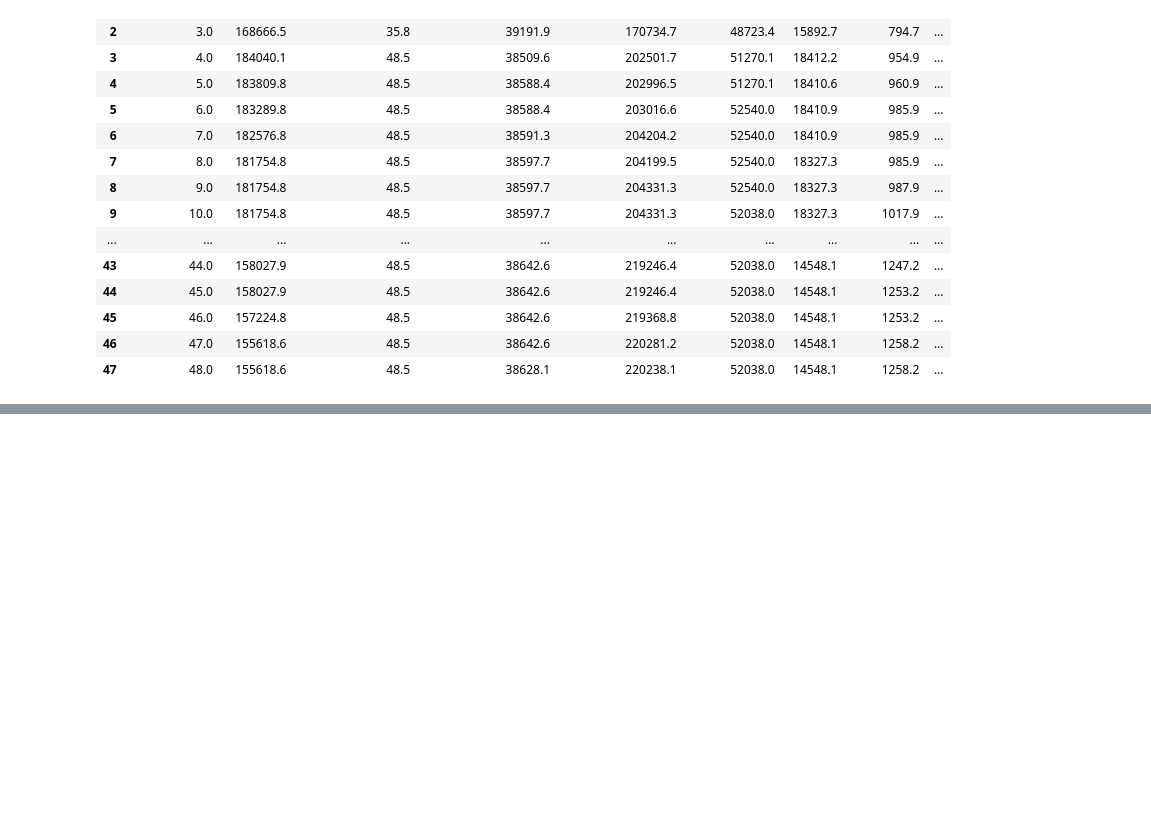
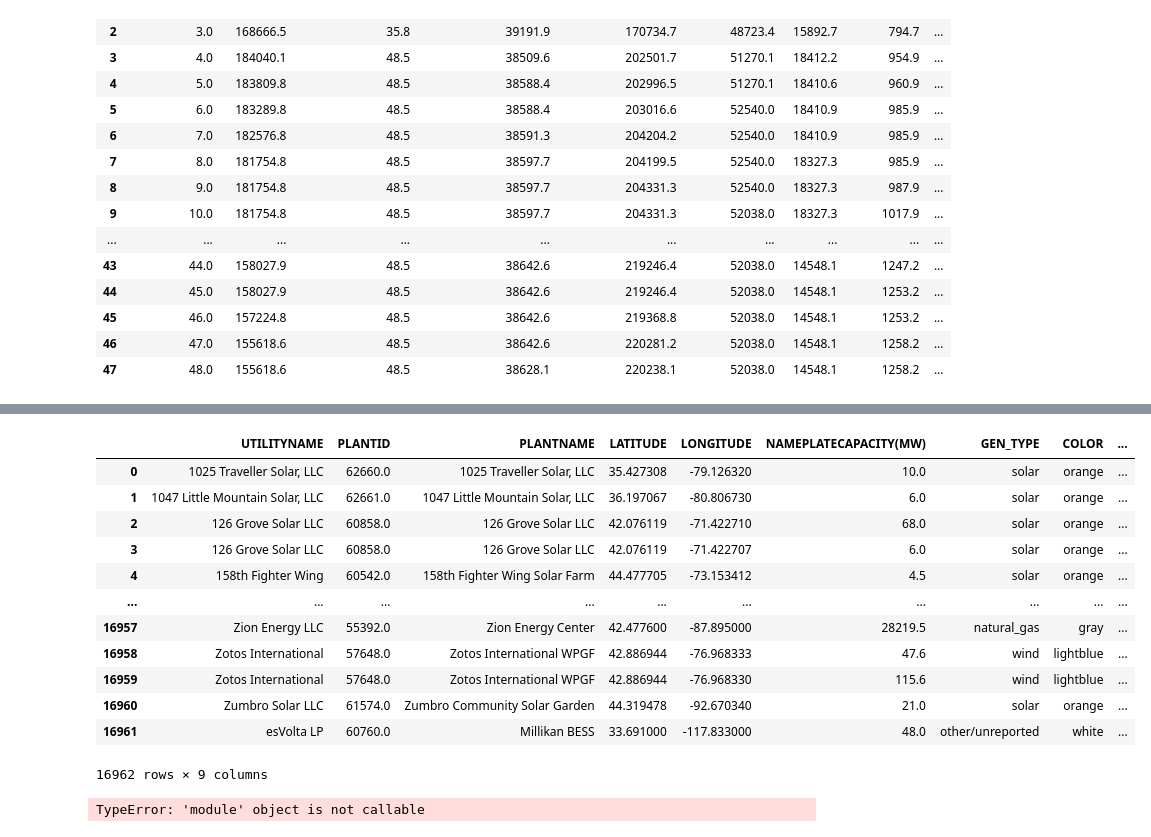
Before and after one commit to lukeschroder/energy_revenues, a Jupyter notebook: notebooks/plotting_monthly.ipynb, the cells around one changed output, grey strips where cells are left out. Cells and saved outputs as stored; diff of their text form; code cells hidden in the pictures; blank space fills up the shorter version.

```diff
--- a/notebooks/plotting_monthly.ipynb
+++ b/notebooks/plotting_monthly.ipynb
@@ -115,0 +124,4 @@ Text(0.5, 1.0, 'Renewable Energy Trends')
+# %%
+sixty_group = sixty.groupby(['UTILITYNAME','PLANTID','PLANTNAME','LATITUDE','LONGITUDE']).agg({'NAMEPLATECAPACITY(MW)':'sum',
+                                                                                            'GEN_TYPE':'max'})
+sixty_group = sixty_group.reset_index()
@@ -115,0 +181,20 @@ Text(0.5, 1.0, 'Renewable Energy Trends')
+# %%
+sixty_group['NAMEPLATECAPACITY(MW)'] = np.round(sixty_group['NAMEPLATECAPACITY(MW)'],1)
+sixty_group['COLOR'] = sixty_group.apply (lambda row: colorscheme(row),axis=1)
+sixty_group['ICON'] = sixty_group.apply (lambda row: icon(row),axis=1)
+# %%
+sixty_group
+# %% [output]
+|  | UTILITYNAME | PLANTID | PLANTNAME | LATITUDE | LONGITUDE | NAMEPLATECAPACITY(MW) | GEN_TYPE | COLOR | ... |
+| 0 | 1025 Traveller Solar, LLC | 62660.0 | 1025 Traveller Solar, LLC | 35.427308 | -79.126320 | 10.0 | solar | orange | ... |
+| 1 | 1047 Little Mountain Solar, LLC | 62661.0 | 1047 Little Mountain Solar, LLC | 36.197067 | -80.806730 | 6.0 | solar | orange | ... |
+| 2 | 126 Grove Solar LLC | 60858.0 | 126 Grove Solar LLC | 42.076119 | -71.422710 | 68.0 | solar | orange | ... |
+| 3 | 126 Grove Solar LLC | 60858.0 | 126 Grove Solar LLC | 42.076119 | -71.422707 | 6.0 | solar | orange | ... |
+| 4 | 158th Fighter Wing | 60542.0 | 158th Fighter Wing Solar Farm | 44.477705 | -73.153412 | 4.5 | solar | orange | ... |
+| ... | ... | ... | ... | ... | ... | ... | ... | ... | ... |
+| 16957 | Zion Energy LLC | 55392.0 | Zion Energy Center | 42.477600 | -87.895000 | 28219.5 | natural_gas | gray | ... |
+| 16958 | Zotos International | 57648.0 | Zotos International WPGF | 42.886944 | -76.968333 | 47.6 | wind | lightblue | ... |
+| 16959 | Zotos International | 57648.0 | Zotos International WPGF | 42.886944 | -76.968330 | 115.6 | wind | lightblue | ... |
+| 16960 | Zumbro Solar LLC | 61574.0 | Zumbro Community Solar Garden | 44.319478 | -92.670340 | 21.0 | solar | orange | ... |
+| 16961 | esVolta LP | 60760.0 | Millikan BESS | 33.691000 | -117.833000 | 48.0 | other/unreported | white | ... |
+16962 rows × 9 columns
@@ -115,0 +218,10 @@ Text(0.5, 1.0, 'Renewable Energy Trends')
+# %%
+m = folium.map(location=[39.7392,04.9903],zoom_start=10)
+
+m._build_map()
+
+sixty.apply(lambda row:folium.CircleMarker(location=[row["LATITUDE"],
+                                                  row["LONGITUDE"]]).add_to(m),
+         axis=1)
+# %% [output]
+TypeError: 'module' object is not callable
```
Also changed, not shown: parts of 6 cells of this notebook, 9 other files.
